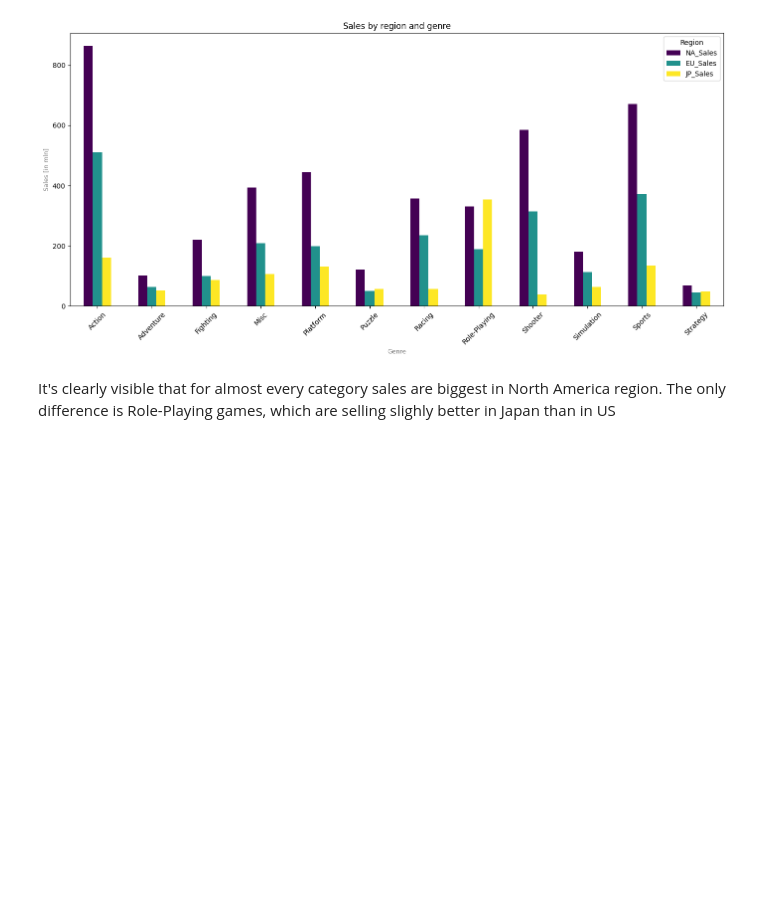
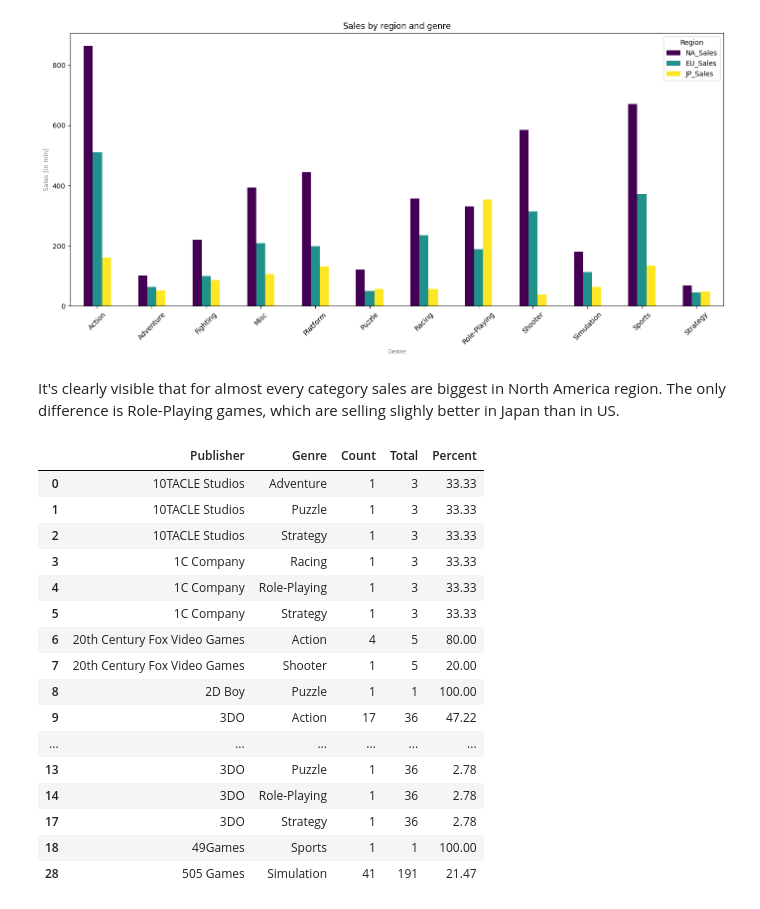
Before and after one commit to paulinaromanczuk/Games_Sales_Analysis, a Jupyter notebook: games_sales.ipynb, the cells around one changed output. Drawn from its saved outputs; the diff is of its cells as text; code cells hidden in the pictures; blank space fills up the shorter version.

```diff
--- a/games_sales.ipynb
+++ b/games_sales.ipynb
@@ -659,4 +679,31 @@ plt.show()
 # %% [output]
 [figure]
 # %% [markdown]
-It's clearly visible that for almost every category sales are biggest in North America region. The only difference is Role-Playing games, which are selling slighly better in Japan than in US
+It's clearly visible that for almost every category sales are biggest in North America region. The only difference is Role-Playing games, which are selling slighly better in Japan than in US.
+# %%
+publisher_genre_counts = df.groupby(['Publisher', 'Genre'])['Name'].count().reset_index(name='Count')
+publisher_total_counts = df.groupby('Publisher')['Name'].count().reset_index(name='Total')
+
+# Połącz dane
+publisher_genre_counts = publisher_genre_counts.merge(publisher_total_counts, on='Publisher')
+publisher_genre_counts['Percent'] = round(100 * publisher_genre_counts['Count'] / publisher_genre_counts['Total'], 2)
+
+publisher_genre_counts.sort_values(['Publisher', 'Percent'], ascending=[True, False]).head(20)
+# %% [output]
+|  | Publisher | Genre | Count | Total | Percent |
+| 0 | 10TACLE Studios | Adventure | 1 | 3 | 33.33 |
+| 1 | 10TACLE Studios | Puzzle | 1 | 3 | 33.33 |
+| 2 | 10TACLE Studios | Strategy | 1 | 3 | 33.33 |
+| 3 | 1C Company | Racing | 1 | 3 | 33.33 |
+| 4 | 1C Company | Role-Playing | 1 | 3 | 33.33 |
+| 5 | 1C Company | Strategy | 1 | 3 | 33.33 |
+| 6 | 20th Century Fox Video Games | Action | 4 | 5 | 80.00 |
+| 7 | 20th Century Fox Video Games | Shooter | 1 | 5 | 20.00 |
+| 8 | 2D Boy | Puzzle | 1 | 1 | 100.00 |
+| 9 | 3DO | Action | 17 | 36 | 47.22 |
+| ... | ... | ... | ... | ... | ... |
+| 13 | 3DO | Puzzle | 1 | 36 | 2.78 |
+| 14 | 3DO | Role-Playing | 1 | 36 | 2.78 |
+| 17 | 3DO | Strategy | 1 | 36 | 2.78 |
+| 18 | 49Games | Sports | 1 | 1 | 100.00 |
+| 28 | 505 Games | Simulation | 41 | 191 | 21.47 |
```
Also changed, not shown: parts of 9 cells of this notebook.
